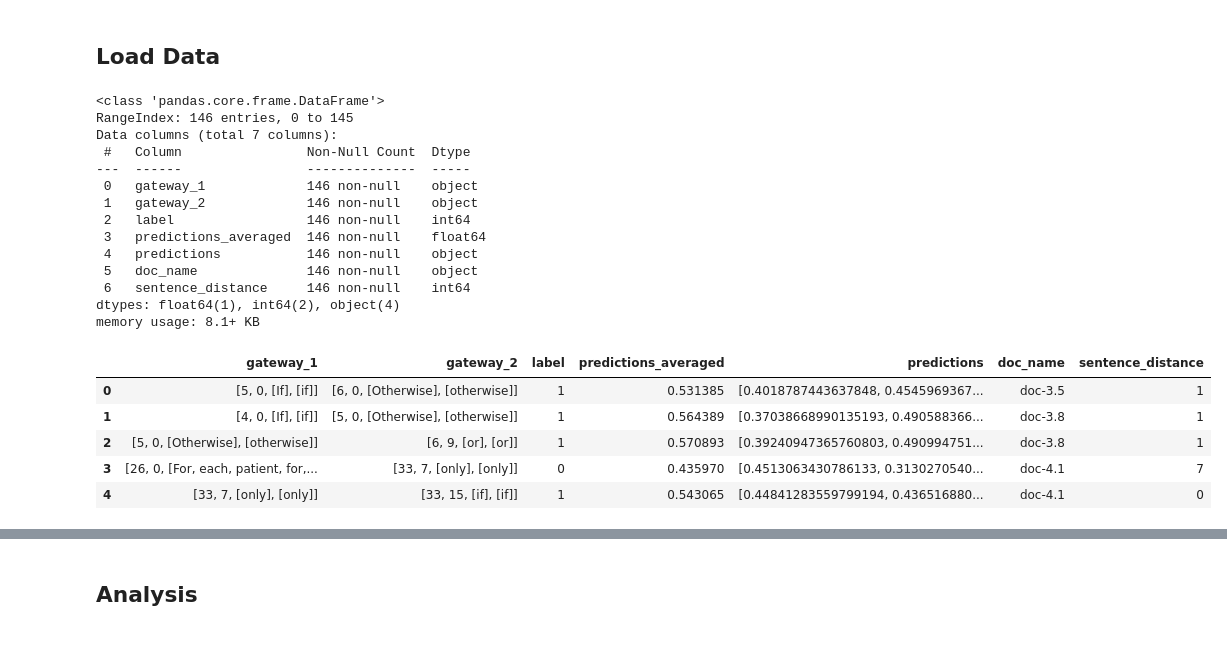
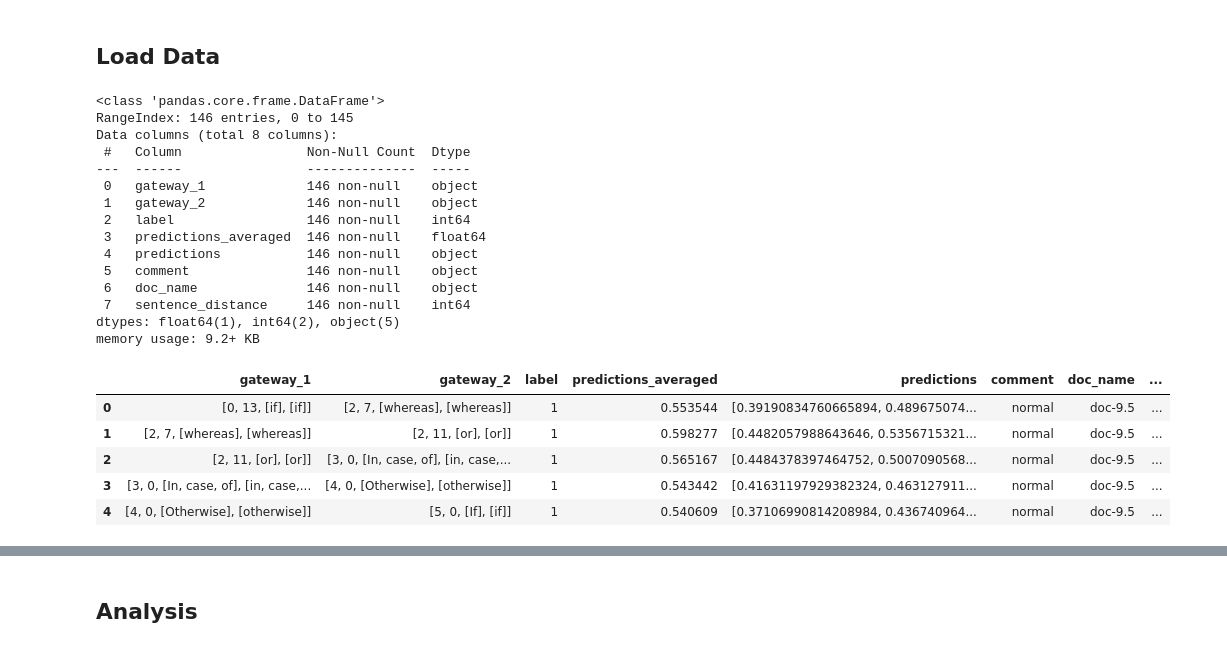
Before and after one commit to Janek7/gateway-extraction, a Jupyter notebook: important_analysis/same_gateway_cls/sg_classifications_analysis.ipynb, the cells around one changed output, grey strips where cells are left out. Saved outputs shown, nothing was run; the diff lists cells and outputs as text; code cells hidden in the pictures.

Commit message:
sg_classifications_analysis: extend with more analysis

```diff
--- a/important_analysis/same_gateway_cls/sg_classifications_analysis.ipynb
+++ b/important_analysis/same_gateway_cls/sg_classifications_analysis.ipynb
@@ -30,38 +30,39 @@ INFO:PetReader:Reload pet_reader from C:\Users\janek\Development\Git\master-thes
 # %% [markdown]
 ## Load Data
 # %%
-with open("C:\\Users\\janek\\Development\\Git\\master-thesis\\data\\results\\same_gateway_classified\\key_words_custom_sg_classified_[e5_context_text_labels_ngram_c1_n0_syn]\\sg_classifications.json", 'r') as file:
+with open("../../data/results/same_gateway_classified/key_words_custom_sg_classified_[e5_context_text_labels_ngram_c1_n0_syn]_fixed/sg_classifications.json", 'r') as file:
     predictions = json.load(file)
 
 all_predictions = []
 for doc_name, doc_predictions in predictions.items():
     all_predictions.extend([{**p, **{"doc_name": doc_name, "sentence_distance": abs(p["gateway_1"][0] - p["gateway_2"][0])}}
                              for p in doc_predictions])
 
 df_all = pd.DataFrame(all_predictions)
 df_all.info()
 df_all.head(5)
 # %% [output]
 <class 'pandas.core.frame.DataFrame'>
 RangeIndex: 146 entries, 0 to 145
-Data columns (total 7 columns):
+Data columns (total 8 columns):
  #   Column                Non-Null Count  Dtype
 ---  ------                --------------  -----
  0   gateway_1             146 non-null    object
  1   gateway_2             146 non-null    object
  2   label                 146 non-null    int64
  3   predictions_averaged  146 non-null    float64
  4   predictions           146 non-null    object
- 5   doc_name              146 non-null    object
- 6   sentence_distance     146 non-null    int64
-dtypes: float64(1), int64(2), object(4)
-memory usage: 8.1+ KB
+ 5   comment               146 non-null    object
+ 6   doc_name              146 non-null    object
+ 7   sentence_distance     146 non-null    int64
+dtypes: float64(1), int64(2), object(5)
+memory usage: 9.2+ KB
-|  | gateway_1 | gateway_2 | label | predictions_averaged | predictions | doc_name | sentence_distance |
-| 0 | [5, 0, [If], [if]] | [6, 0, [Otherwise], [otherwise]] | 1 | 0.531385 | [0.4018787443637848, 0.4545969367... | doc-3.5 | 1 |
-| 1 | [4, 0, [If], [if]] | [5, 0, [Otherwise], [otherwise]] | 1 | 0.564389 | [0.37038668990135193, 0.490588366... | doc-3.8 | 1 |
-| 2 | [5, 0, [Otherwise], [otherwise]] | [6, 9, [or], [or]] | 1 | 0.570893 | [0.39240947365760803, 0.490994751... | doc-3.8 | 1 |
-| 3 | [26, 0, [For, each, patient, for,... | [33, 7, [only], [only]] | 0 | 0.435970 | [0.4513063430786133, 0.3130270540... | doc-4.1 | 7 |
-| 4 | [33, 7, [only], [only]] | [33, 15, [if], [if]] | 1 | 0.543065 | [0.44841283559799194, 0.436516880... | doc-4.1 | 0 |
+|  | gateway_1 | gateway_2 | label | predictions_averaged | predictions | comment | doc_name | ... |
+| 0 | [0, 13, [if], [if]] | [2, 7, [whereas], [whereas]] | 1 | 0.553544 | [0.39190834760665894, 0.489675074... | normal | doc-9.5 | ... |
+| 1 | [2, 7, [whereas], [whereas]] | [2, 11, [or], [or]] | 1 | 0.598277 | [0.4482057988643646, 0.5356715321... | normal | doc-9.5 | ... |
+| 2 | [2, 11, [or], [or]] | [3, 0, [In, case, of], [in, case,... | 1 | 0.565167 | [0.4484378397464752, 0.5007090568... | normal | doc-9.5 | ... |
+| 3 | [3, 0, [In, case, of], [in, case,... | [4, 0, [Otherwise], [otherwise]] | 1 | 0.543442 | [0.41631197929382324, 0.463127911... | normal | doc-9.5 | ... |
+| 4 | [4, 0, [Otherwise], [otherwise]] | [5, 0, [If], [if]] | 1 | 0.540609 | [0.37106990814208984, 0.436740964... | normal | doc-9.5 | ... |
 # %%
 same_gateway_relations = {doc_name: pet_reader.get_doc_relations(doc_name)[SAME_GATEWAY]
                           for doc_name in pet_reader.document_names}
```
Also changed, not shown: parts of 17 cells of this notebook, 4 other files.
